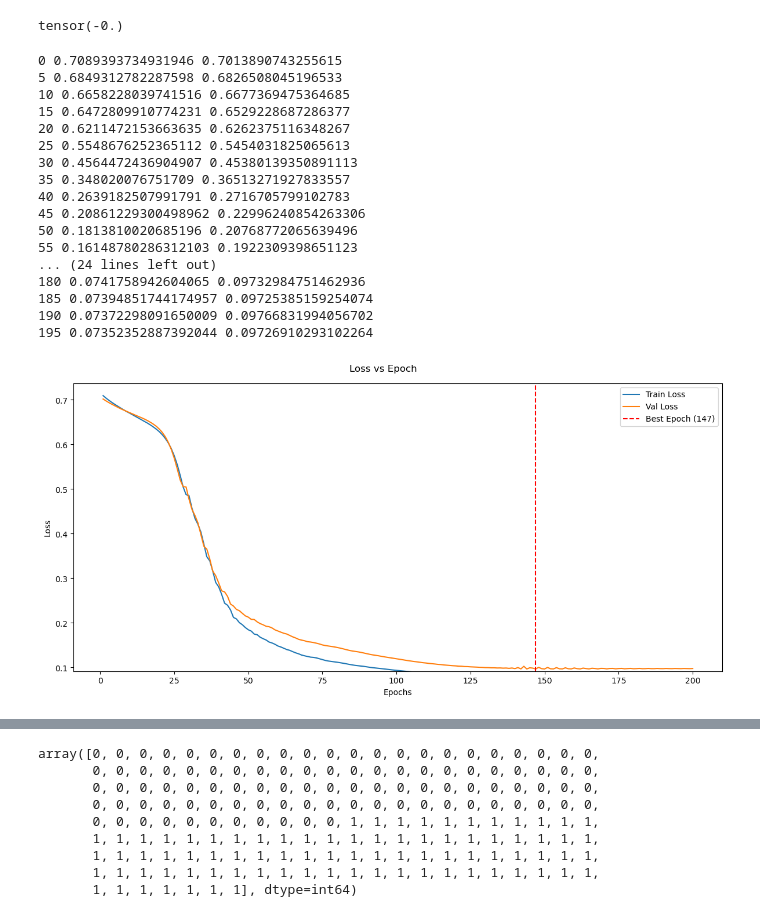
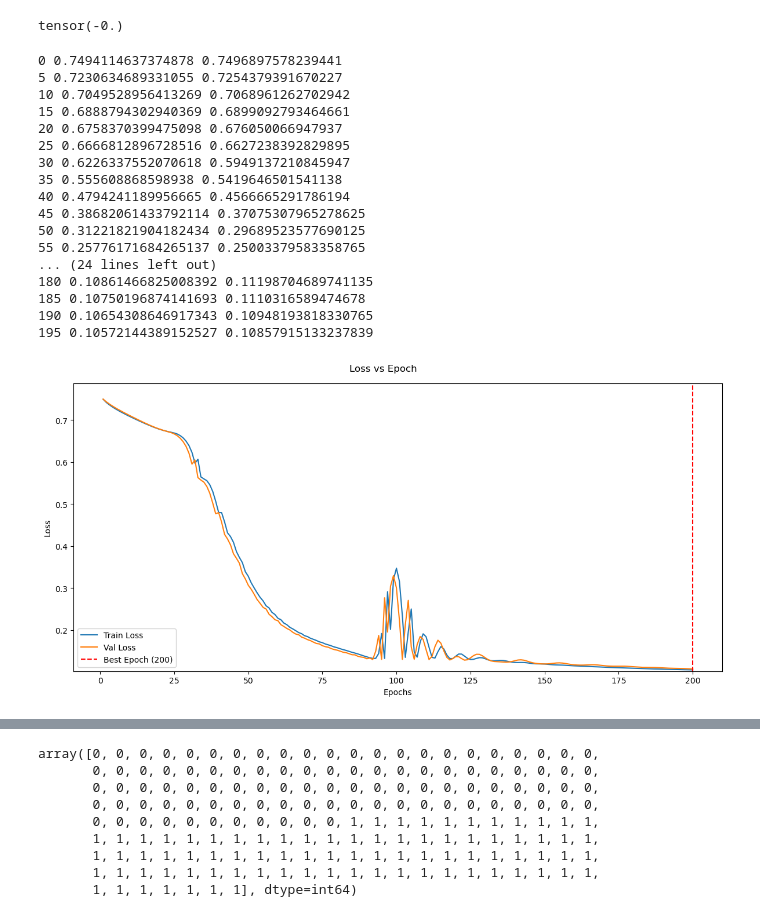
Before and after one commit to MartinP556/ML_algorithms, a Jupyter notebook: LSTM.ipynb, the cells around one changed output, grey strips where cells are left out. Drawn from its saved outputs; the diff is of its cells as text; code cells hidden in the pictures.

```diff
--- a/LSTM.ipynb
+++ b/LSTM.ipynb
@@ -400,0 +469,16 @@ class LSTMClassifier(nn.Module):
+# %%
+input_dim = 2
+savename = 'LSTM_KG_SAT_big'
+model_dir = 'C:\\Users\\wlwc1989\\Documents\\Phenology_Test_Notebooks\\ML_algorithms\\saved_models\\'
+model_path = os.path.join(model_dir, savename + ".pt")
+checkpoint = torch.load(model_path, weights_only=True)
+model = LSTMClassifier_KG(input_dim, hidden_dim, num_layers, output_dim)
+model.load_state_dict(checkpoint['model_state_dict'])
+for param in model.fc.parameters():
+    param.requires_grad = False
+for param in model.lstm.parameters():
+    param.requires_grad = False
+for param in [model.u0, model.u1, model.u2, model.u3]:
+    param.requires_grad = True
+for param in [model.u2]: #[model.u1, model.u2, model.u3]:
+    param.requires_grad = False
@@ -400,0 +520,20 @@ class LSTMClassifier(nn.Module):
+# %%
+bs = 500
+n_channels = 2
+train_dl, val_dl = train_test_dl_from_tensors(temp_NDVI_series_DE, NDVI_labels_DE, bs = bs, n_channels = n_channels)
+
+input_dim = n_channels # Example: 100-dimensional word embeddings
+hidden_dim = 3
+num_layers = 2
+output_dim = 2  # Example: 5 classes
+
+model = LSTMClassifier_KG(input_dim, hidden_dim, num_layers, output_dim)
+for param in [model.u2]: #[model.u1, model.u2, model.u3]:
+    param.requires_grad = False
+
+# Loss function and optimizer
+criterion = nn.NLLLoss()  # For multi-class classification
+optimizer = torch.optim.Adam(model.parameters(), lr=0.01)
+
+epochs = 30
+fit(epochs, model, criterion, optimizer, train_dl, val_dl, save_name = 'LSTM_KG_SAT_big')
@@ -438,37 +589,40 @@ tensor(-0.)
 # %%
 bs = 500
 n_channels = 2
 train_dl, val_dl = train_test_dl_from_tensors(temp_NDVI_series_SSA, NDVI_labels_SSA, bs = bs, n_channels = n_channels)
 
 input_dim = n_channels # Example: 100-dimensional word embeddings
 hidden_dim = 3
 num_layers = 2
 output_dim = 2  # Example: 5 classes
 
-model = LSTMClassifier(input_dim, hidden_dim, num_layers, output_dim)
+model = LSTMClassifier_KG(input_dim, hidden_dim, num_layers, output_dim)
+
+for param in [model.u1, model.u2, model.u3]:
+    param.requires_grad = False
 
 # Loss function and optimizer
 criterion = nn.NLLLoss()  # For multi-class classification
 optimizer = torch.optim.Adam(model.parameters(), lr=0.01)
 
 epochs = 200
-fit(epochs, model, criterion, optimizer, train_dl, val_dl, save_name = 'LSTM_SSA')
+fit(epochs, model, criterion, optimizer, train_dl, val_dl, save_name = 'LSTM_SSA_no_KG')
 # %% [output]
-0 0.7089393734931946 0.7013890743255615
-5 0.6849312782287598 0.6826508045196533
-10 0.6658228039741516 0.6677369475364685
-15 0.6472809910774231 0.6529228687286377
-20 0.6211472153663635 0.6262375116348267
-25 0.5548676252365112 0.5454031825065613
-30 0.4564472436904907 0.45380139350891113
-35 0.348020076751709 0.36513271927833557
-40 0.2639182507991791 0.2716705799102783
-45 0.20861229300498962 0.22996240854263306
-50 0.1813810020685196 0.20768772065639496
-55 0.16148780286312103 0.1922309398651123
+0 0.7494114637374878 0.7496897578239441
+5 0.7230634689331055 0.7254379391670227
+10 0.7049528956413269 0.7068961262702942
+15 0.6888794302940369 0.6899092793464661
+20 0.6758370399475098 0.676050066947937
+25 0.6666812896728516 0.6627238392829895
+30 0.6226337552070618 0.5949137210845947
+35 0.555608868598938 0.5419646501541138
+40 0.4794241189956665 0.4566665291786194
+45 0.38682061433792114 0.37075307965278625
+50 0.31221821904182434 0.29689523577690125
+55 0.25776171684265137 0.25003379583358765
 ... (24 lines left out)
-180 0.0741758942604065 0.09732984751462936
-185 0.07394851744174957 0.09725385159254074
-190 0.07372298091650009 0.09766831994056702
-195 0.07352352887392044 0.09726910293102264
+180 0.10861466825008392 0.11198704689741135
+185 0.10750196874141693 0.1110316589474678
+190 0.10654308646917343 0.10948193818330765
+195 0.10572144389152527 0.10857915133237839
-[figure, old version]
+[figure, new version]
```
Also changed, not shown: parts of 24 cells of this notebook, 1 other file.
